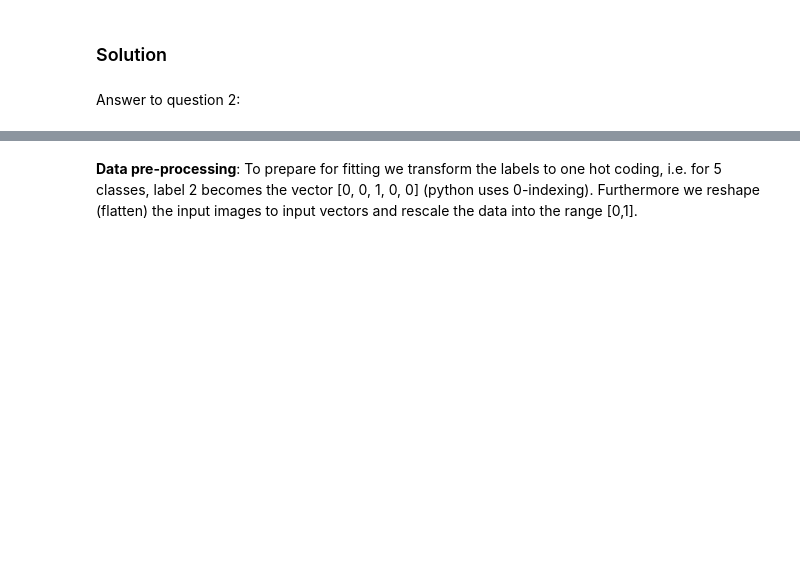
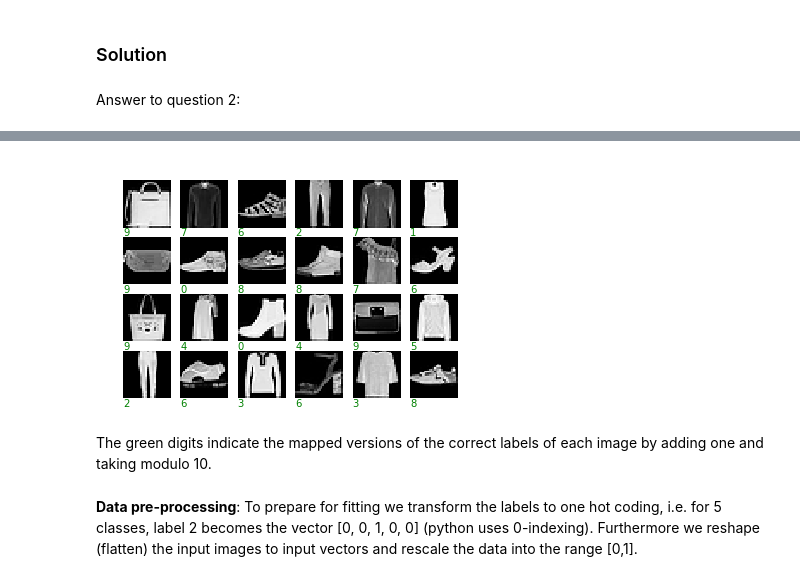
Before and after one commit to serifsonerserbest/ANN, a Jupyter notebook: miniproject1.ipynb, the cells around one changed output, grey strips where cells are left out. Drawn from its saved outputs; the diff is of its cells as text; code cells hidden in the pictures; blank space fills up the shorter version.

```diff
--- a/miniproject1.ipynb
+++ b/miniproject1.ipynb
@@ -153,3 +155,9 @@ Answer to question 2:
+# %%
+plot_some_samples(x_fashion_train, y_fashion_train);
+# %% [output]
+[figure, added]
+# %% [markdown]
+The green digits indicate the mapped versions of the correct labels of each image by adding one and taking modulo 10.
 # %% [markdown]
 **Data pre-processing**: To prepare for fitting we transform the labels to one hot coding, i.e. for 5 classes, label 2 becomes the vector [0, 0, 1, 0, 0] (python uses 0-indexing). Furthermore we reshape (flatten) the input images to input vectors and rescale the data into the range [0,1].
 # %%
```
Also changed, not shown: parts of 5 cells of this notebook.
